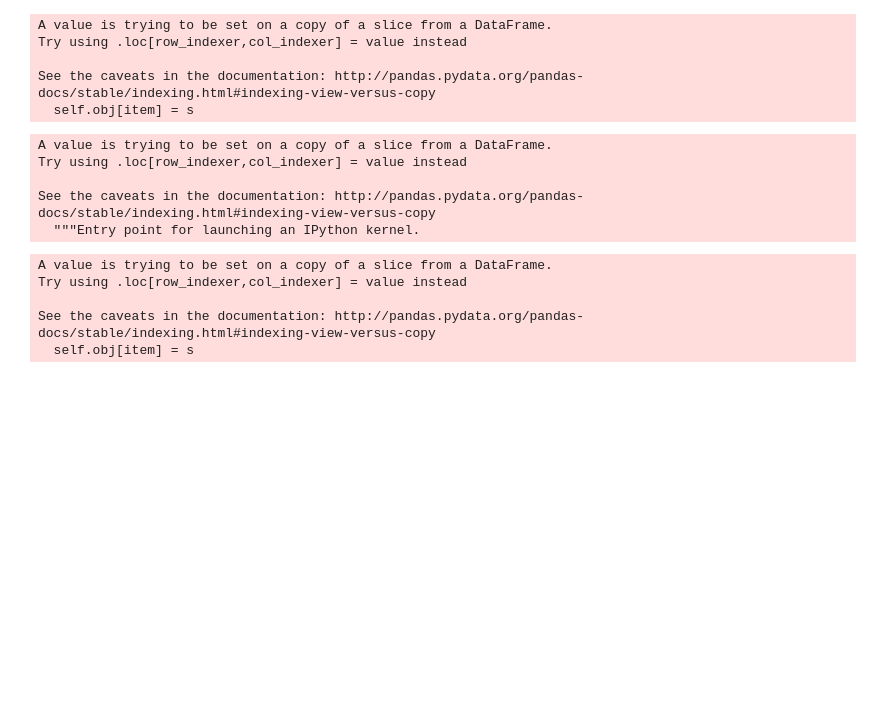
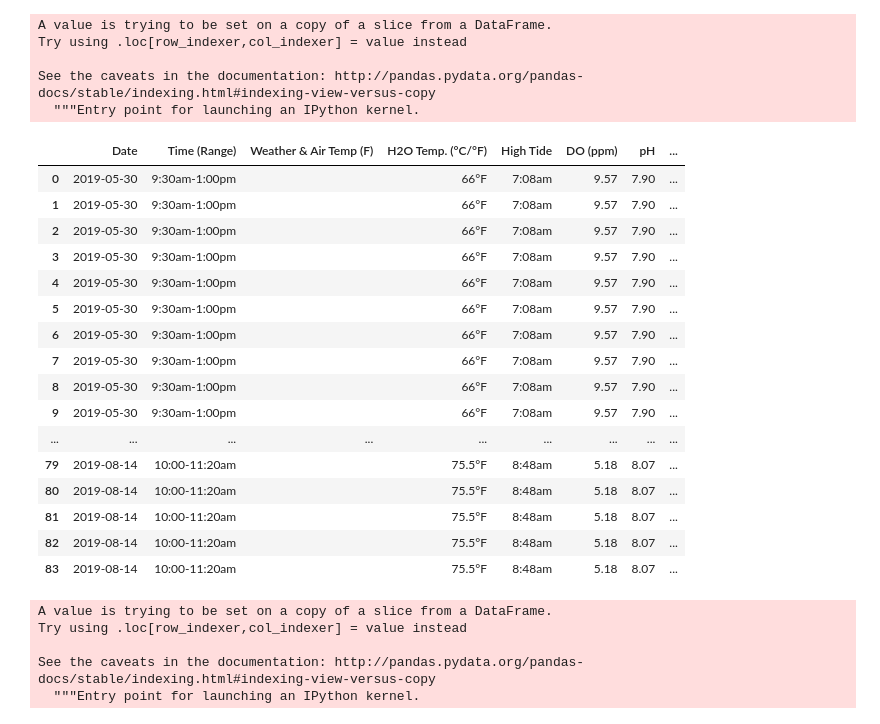
Before and after one commit to Shadhopson/Seining_Analysis, a Jupyter notebook: 2019 Data/Untitled.ipynb, the cells around one changed output. Cells and saved outputs as stored; diff of their text form; code cells hidden in the pictures; blank space fills up the shorter version.

Commit message:
updating seining data

```diff
--- a/2019 Data/Untitled.ipynb
+++ b/2019 Data/Untitled.ipynb
@@ -20,7 +21,44 @@ db["# of visitors (Public Seine ONLY)"] = ""
 db['Instructors/ Seine Staff:'] = ""
 # %%
 db['# Hauls'] = ""
+# %%
+db['Tide is moving'] = ""
 # %%
 db2 = db[['Date', 'Time (Range)','Weather & Air Temp (F)','H2O Temp. (°C/°F)', 'High Tide', 'DO (ppm)','pH','Salinity (ppt)','Turbidity (NTU)',
    '# of student seiners (CLASSES ONLY)',"# of visitors (Public Seine ONLY)",'Instructors/ Seine Staff:',
    "# Hauls", 'Common Name (or Taxon) - POOLED DATA ','Quantity','Kept/Released','Comments']]
+# %%
+db2['Kept'] = db2['Quantity']
+# %% [output]
+A value is trying to be set on a copy of a slice from a DataFrame.
+Try using .loc[row_indexer,col_indexer] = value instead
+
+See the caveats in the documentation: http://pandas.pydata.org/pandas-docs/stable/indexing.html#indexing-view-versus-copy
+  """Entry point for launching an IPython kernel.
+# %%
+mask = db2['Kept/Released'] == "Released"
+db2.loc[mask, 'Kept'] = 0
+# %%
+grouped_csv  =db2.groupby(['Date', 'Time (Range)','Weather & Air Temp (F)','H2O Temp. (°C/°F)', 'High Tide', 'DO (ppm)','pH','Salinity (ppt)','Turbidity (NTU)',
+   '# of student seiners (CLASSES ONLY)',"# of visitors (Public Seine ONLY)",'Instructors/ Seine Staff:',
+   "# Hauls", 'Common Name (or Taxon) - POOLED DATA ']).sum().reset_index()
+# %%
+grouped_csv
+# %% [output]
+|  | Date | Time (Range) | Weather & Air Temp (F) | H2O Temp. (°C/°F) | High Tide | DO (ppm) | pH | ... |
+| 0 | 2019-05-30 | 9:30am-1:00pm |  | 66°F | 7:08am | 9.57 | 7.90 | ... |
+| 1 | 2019-05-30 | 9:30am-1:00pm |  | 66°F | 7:08am | 9.57 | 7.90 | ... |
+| 2 | 2019-05-30 | 9:30am-1:00pm |  | 66°F | 7:08am | 9.57 | 7.90 | ... |
+| 3 | 2019-05-30 | 9:30am-1:00pm |  | 66°F | 7:08am | 9.57 | 7.90 | ... |
+| 4 | 2019-05-30 | 9:30am-1:00pm |  | 66°F | 7:08am | 9.57 | 7.90 | ... |
+| 5 | 2019-05-30 | 9:30am-1:00pm |  | 66°F | 7:08am | 9.57 | 7.90 | ... |
+| 6 | 2019-05-30 | 9:30am-1:00pm |  | 66°F | 7:08am | 9.57 | 7.90 | ... |
+| 7 | 2019-05-30 | 9:30am-1:00pm |  | 66°F | 7:08am | 9.57 | 7.90 | ... |
+| 8 | 2019-05-30 | 9:30am-1:00pm |  | 66°F | 7:08am | 9.57 | 7.90 | ... |
+| 9 | 2019-05-30 | 9:30am-1:00pm |  | 66°F | 7:08am | 9.57 | 7.90 | ... |
+| ... | ... | ... | ... | ... | ... | ... | ... | ... |
+| 79 | 2019-08-14 | 10:00-11:20am |  | 75.5°F | 8:48am | 5.18 | 8.07 | ... |
+| 80 | 2019-08-14 | 10:00-11:20am |  | 75.5°F | 8:48am | 5.18 | 8.07 | ... |
+| 81 | 2019-08-14 | 10:00-11:20am |  | 75.5°F | 8:48am | 5.18 | 8.07 | ... |
+| 82 | 2019-08-14 | 10:00-11:20am |  | 75.5°F | 8:48am | 5.18 | 8.07 | ... |
+| 83 | 2019-08-14 | 10:00-11:20am |  | 75.5°F | 8:48am | 5.18 | 8.07 | ... |
@@ -32,12 +72,6 @@ db22 = db2[~db2[['Date','Common Name (or Taxon) - POOLED DATA ']].duplicated()]
 for i, x in dupsummed.iterrows():
     mask = (db22.Date == x.Date) & (db22['Common Name (or Taxon) - POOLED DATA '] == x['Common Name (or Taxon) - POOLED DATA '])
     db22.loc[mask,"Quantity"] = int(x.Quantity)
-# %% [output]
-A value is trying to be set on a copy of a slice from a DataFrame.
-Try using .loc[row_indexer,col_indexer] = value instead
-
-See the caveats in the documentation: http://pandas.pydata.org/pandas-docs/stable/indexing.html#indexing-view-versus-copy
-  self.obj[item] = s
 # %%
 db22['H2O Temp. (°C/°F)'] = db22['H2O Temp. (°C/°F)'].str.extract('(\d+)')
 # %% [output]
@@ -57,9 +91,3 @@ for i, x in haul_df.iterrows():
     mask = db22['Date'] == x.Date
     column = "# Hauls"
     db22.loc[mask, column] = x['# Hauls']
-# %% [output]
-A value is trying to be set on a copy of a slice from a DataFrame.
-Try using .loc[row_indexer,col_indexer] = value instead
-
-See the caveats in the documentation: http://pandas.pydata.org/pandas-docs/stable/indexing.html#indexing-view-versus-copy
-  self.obj[item] = s
```
Also changed, not shown: parts of 4 cells of this notebook, 2 other files.
